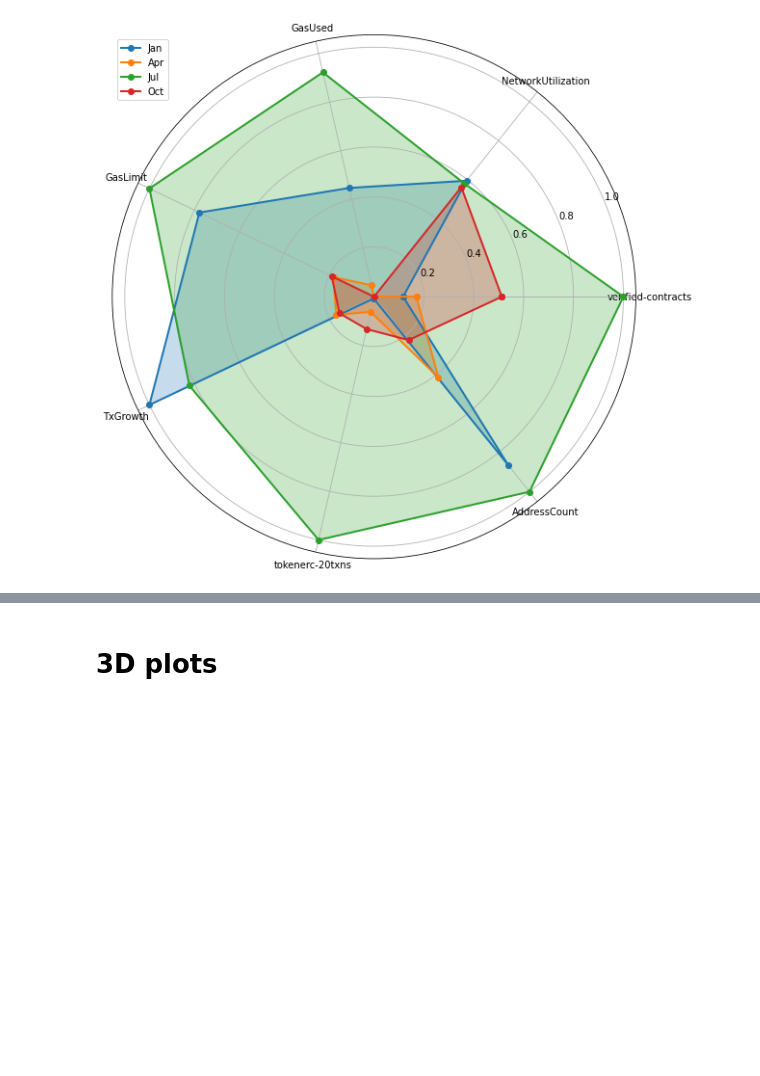
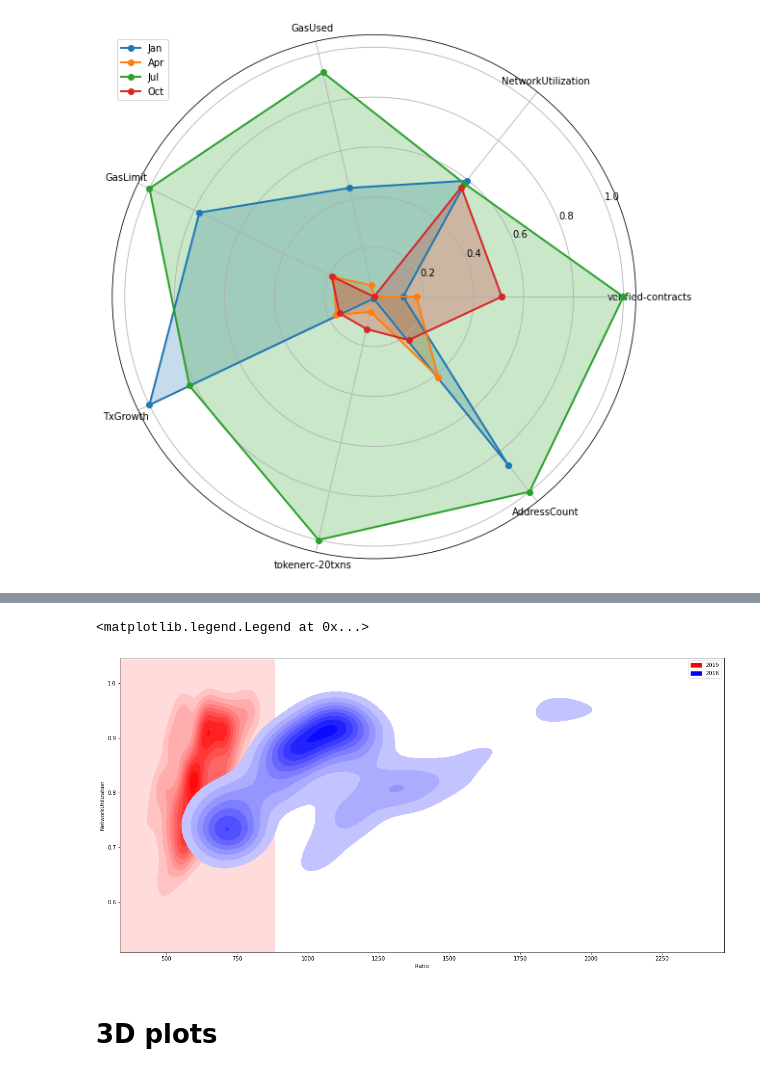
Before and after one commit to HektorLin/Etherscan_visualization, a Jupyter notebook: Etherscan_Visualization.ipynb, the cells around one changed output, grey strips where cells are left out. Drawn from its saved outputs; the diff is of its cells as text; code cells hidden in the pictures; blank space fills up the shorter version.

Commit message:
+ density contour plot

```diff
--- a/Etherscan_Visualization.ipynb
+++ b/Etherscan_Visualization.ipynb
@@ -237,3 +263,27 @@ ax.legend(["Jan","Apr","Jul","Oct"],loc="upper left")
+# %%
+# density contour plot
+#https://www.geeksforgeeks.org/kde-plot-visualization-with-pandas-and-seaborn/
+#https://stackoverflow.com/questions/49991657/add-labels-to-seaborn-bivariate-kde-plot
+
+df["Ratio"] = df["GasUsed"]/df["AddressCount"] #Just a ratio, nothing meaningful
+fig, ax = plt.subplots(figsize=(20,10))
+
+#I want to show the difference between shade_lowest=True and shade_lowest=False
+ax = sns.kdeplot(df.loc[df["Year"]==2019,"Ratio"],  df.loc[df["Year"]==2019,'NetworkUtilization'], color='r', shade=True, Label='2019', shade_lowest=True)
+ax = sns.kdeplot(df.loc[df["Year"]==2018,"Ratio"],  df.loc[df["Year"]==2018,'NetworkUtilization'], color='b', shade=True, Label='2018', shade_lowest=False)
+
+# it seems one have to add the color legend by oneself when ploting bivariate coutour.
+# it's only two so I did it raw without a loop
+label_patches = []
+Y2019 = mpatches.Patch(color='r',label='2019')
+label_patches.append(Y2019)
+Y2018 = mpatches.Patch(color='b',label='2018')
+label_patches.append(Y2018)
+
+plt.legend(handles=label_patches, loc='upper right')
+# %% [output]
+<matplotlib.legend.Legend at 0x...>
+[figure, added]
 # %% [markdown]
 # 3D plots
 # %%
```
Also changed, not shown: parts of 4 cells of this notebook.
